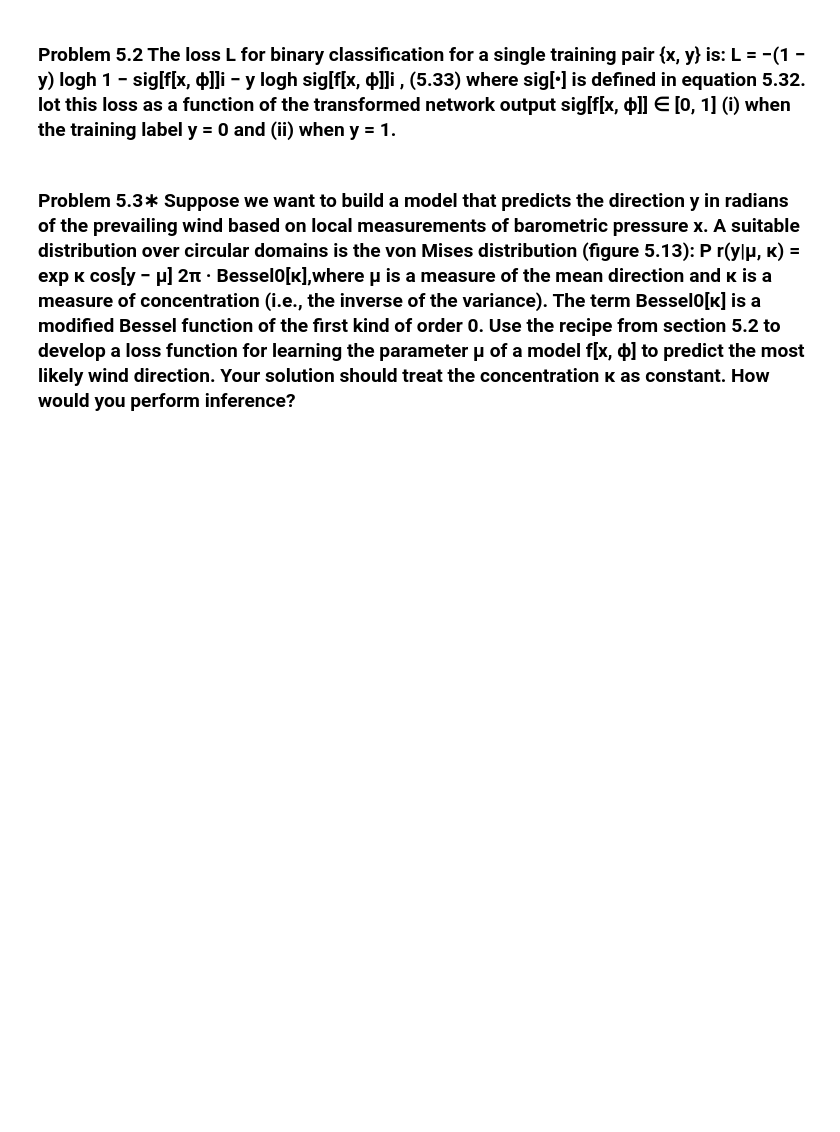
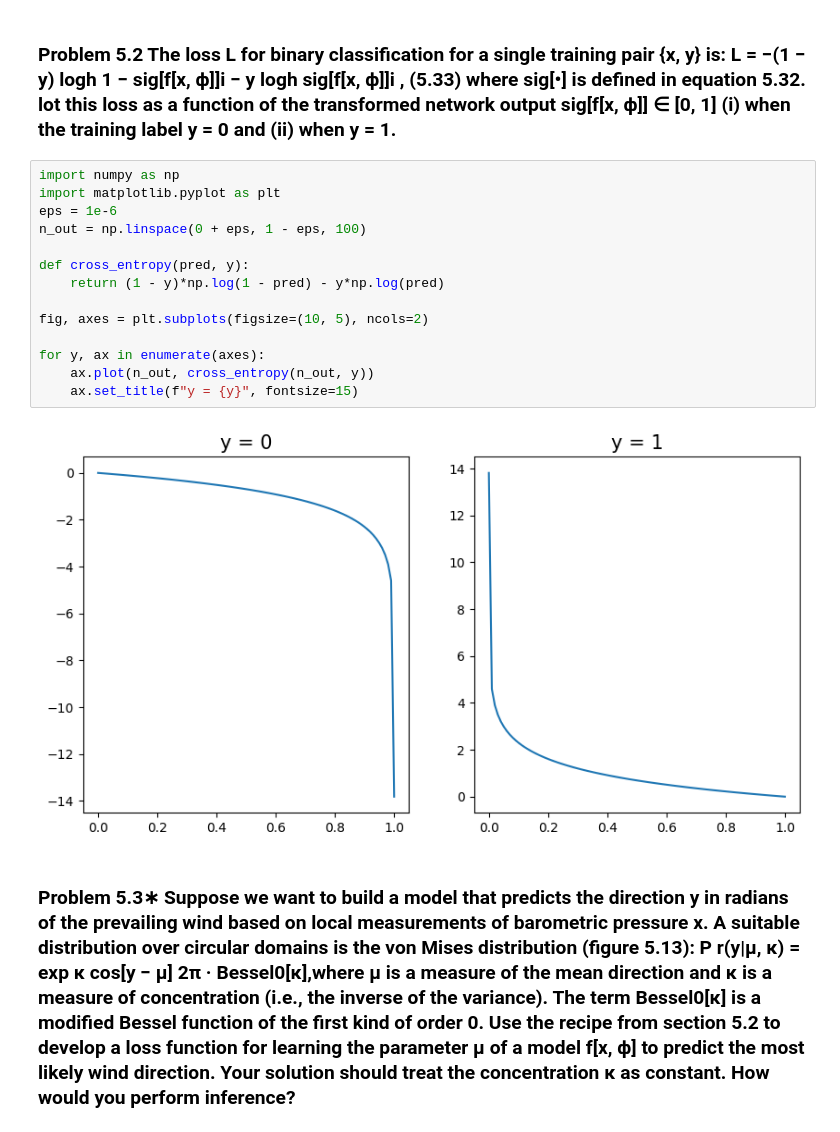
Before and after one commit to collijk/mechanistic-interpretability, a Jupyter notebook: projects/udlbook/Notebooks/Chap05/Exercises.ipynb, the cells around one changed output. Saved outputs shown, nothing was run; the diff lists cells and outputs as text; blank space fills up the shorter version.

```diff
--- a/projects/udlbook/Notebooks/Chap05/Exercises.ipynb
+++ b/projects/udlbook/Notebooks/Chap05/Exercises.ipynb
@@ -3,4 +13,20 @@
 # %% [markdown]
 ### Problem 5.2 The loss L for binary classification for a single training pair {x, y} is: L = −(1 − y) logh 1 − sig[f[x, ϕ]]i − y logh sig[f[x, ϕ]]i , (5.33) where sig[•] is defined in equation 5.32.  lot this loss as a function of the transformed network output sig[f[x, ϕ]] ∈ [0, 1] (i) when the training label y = 0 and (ii) when y = 1.
+# %%
+import numpy as np
+import matplotlib.pyplot as plt
+eps = 1e-6
+n_out = np.linspace(0 + eps, 1 - eps, 100)
+
+def cross_entropy(pred, y):
+    return (1 - y)*np.log(1 - pred) - y*np.log(pred)
+
+fig, axes = plt.subplots(figsize=(10, 5), ncols=2)
+
+for y, ax in enumerate(axes):
+    ax.plot(n_out, cross_entropy(n_out, y))
+    ax.set_title(f"y = {y}", fontsize=15)
+# %% [output]
+[figure, added]
 # %% [markdown]
 ### Problem 5.3∗ Suppose we want to build a model that predicts the direction y in radians of the prevailing wind based on local measurements of barometric pressure x. A suitable distribution over circular domains is the von Mises distribution (figure 5.13): P r(y|µ, κ) = exp κ cos[y − µ] 2π · Bessel0[κ],where µ is a measure of the mean direction and κ is a measure of concentration (i.e., the inverse of the variance). The term Bessel0[κ] is a modified Bessel function of the first kind of order 0. Use the recipe from section 5.2 to develop a loss function for learning the parameter µ of a model f[x, ϕ] to predict the most likely wind direction. Your solution should treat the concentration κ as constant. How would you perform inference?
```
Also changed, not shown: parts of 10 cells of this notebook, 1 other file.
